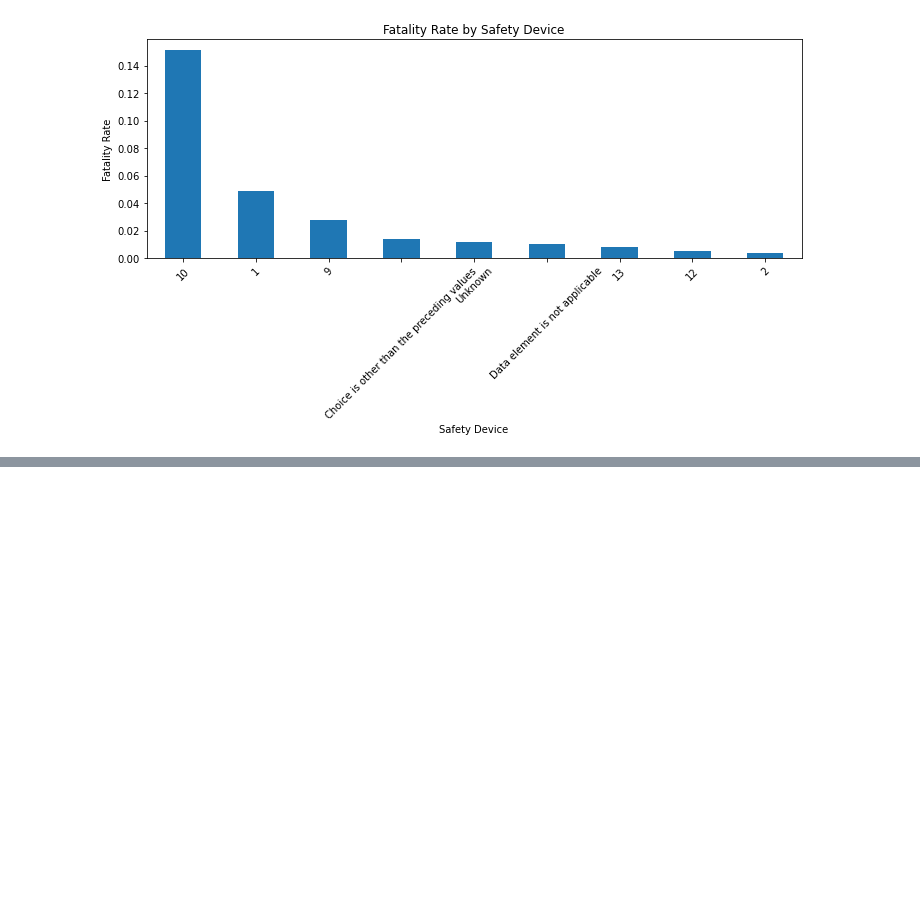
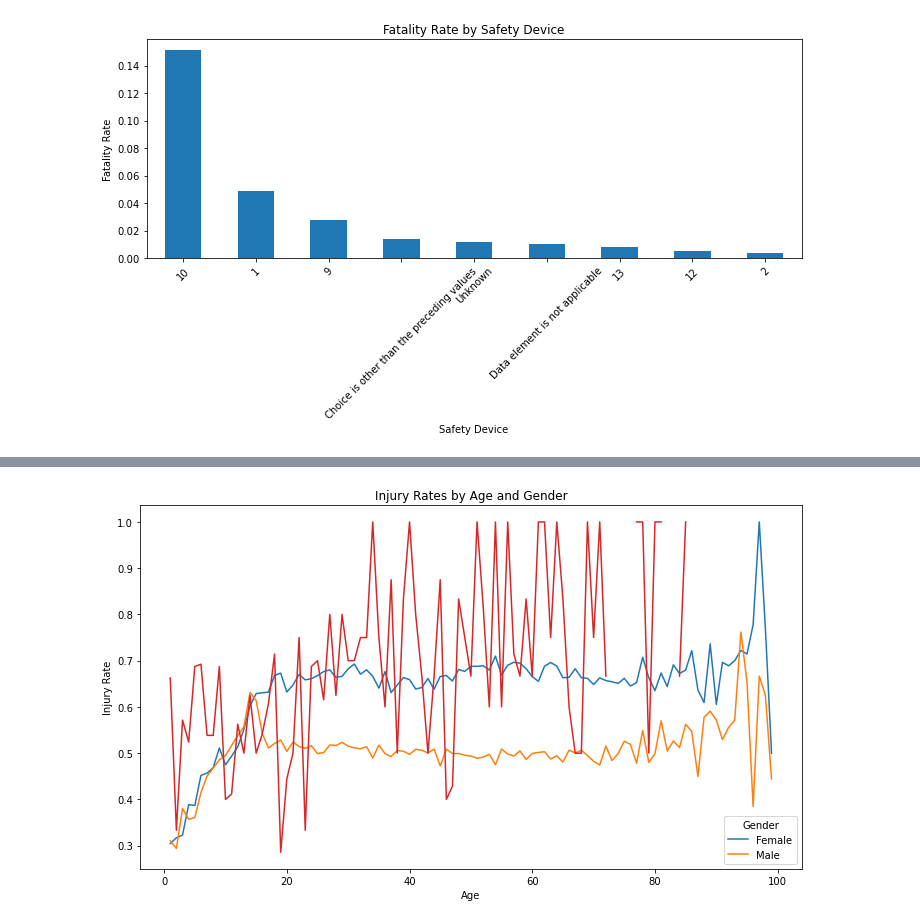
Before and after one commit to pokwir/National-Collision-Database-Analysis, a Jupyter notebook: notebooks/analysis.ipynb, the cells around one changed output, grey strips where cells are left out. Saved outputs shown, nothing was run; the diff lists cells and outputs as text; code cells hidden in the pictures; blank space fills up the shorter version.

```diff
--- a/notebooks/analysis.ipynb
+++ b/notebooks/analysis.ipynb
@@ -236,0 +262,23 @@ Safety Device: 10, Fatality Rate: 15.15%
+# %%
+df = df[df['P_AGE'] != 'Unknown']
+df['P_ISEV'] = pd.to_numeric(df['P_ISEV'], errors='coerce')
+df['P_AGE'] = pd.to_numeric(df['P_AGE'], errors='coerce')
+
+# Filter out fatalities (P_ISEV = 3)
+injury_df = df[df['P_ISEV'] == 2]
+
+# Group by 'P_AGE' and 'P_SEX' and calculate the injury rate for each group
+injury_rate_by_age_sex = injury_df.groupby(['P_AGE', 'P_SEX'])['P_ISEV'].count() / df.groupby(['P_AGE', 'P_SEX'])['P_ISEV'].count()
+
+# Create a bar plot for injury rates by age and gender
+injury_rate_by_age_sex.unstack().plot(kind='line', figsize=(10, 6))
+plt.xlabel('Age')
+plt.ylabel('Injury Rate')
+plt.title('Injury Rates by Age and Gender')
+plt.legend(title='Gender', labels=['Female', 'Male'])
+plt.xticks(rotation=0)
+plt.tight_layout()
+
+plt.show()
+# %% [output]
+[figure, added]
```
Also changed, not shown: parts of 5 cells of this notebook, 2 other files.
